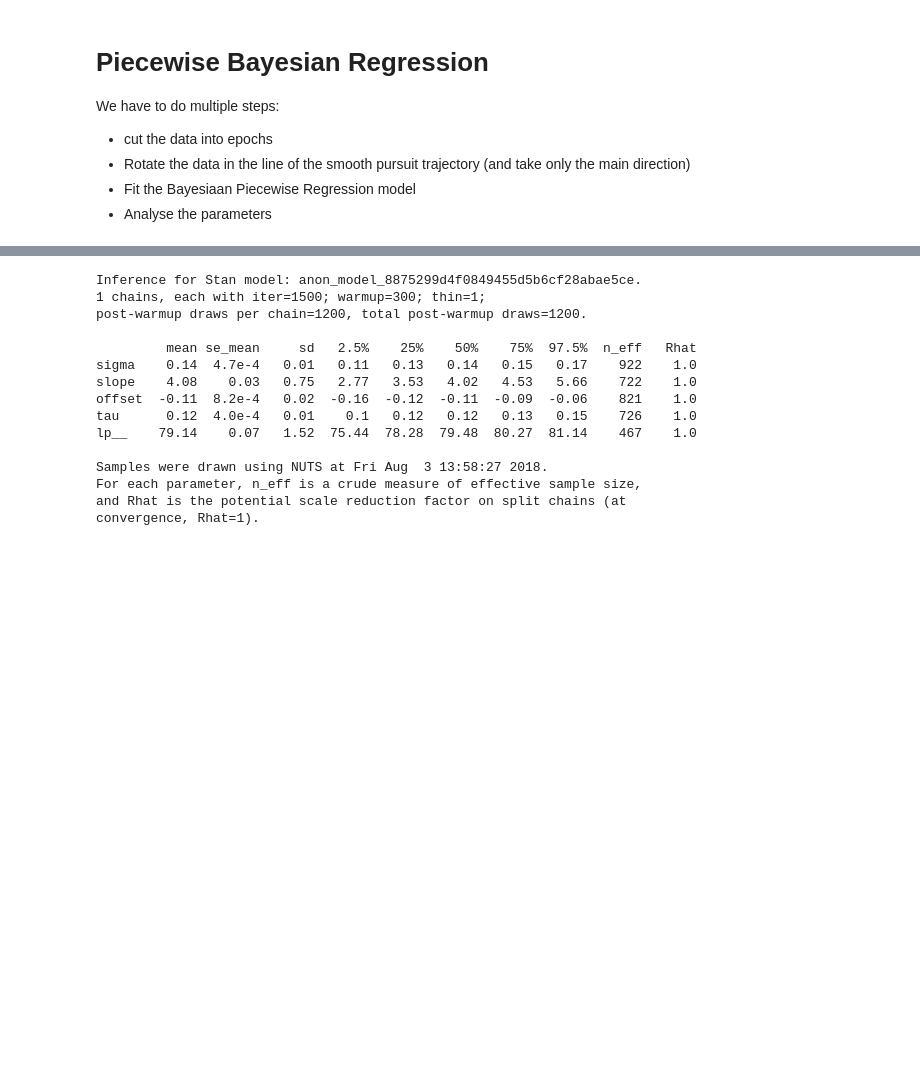
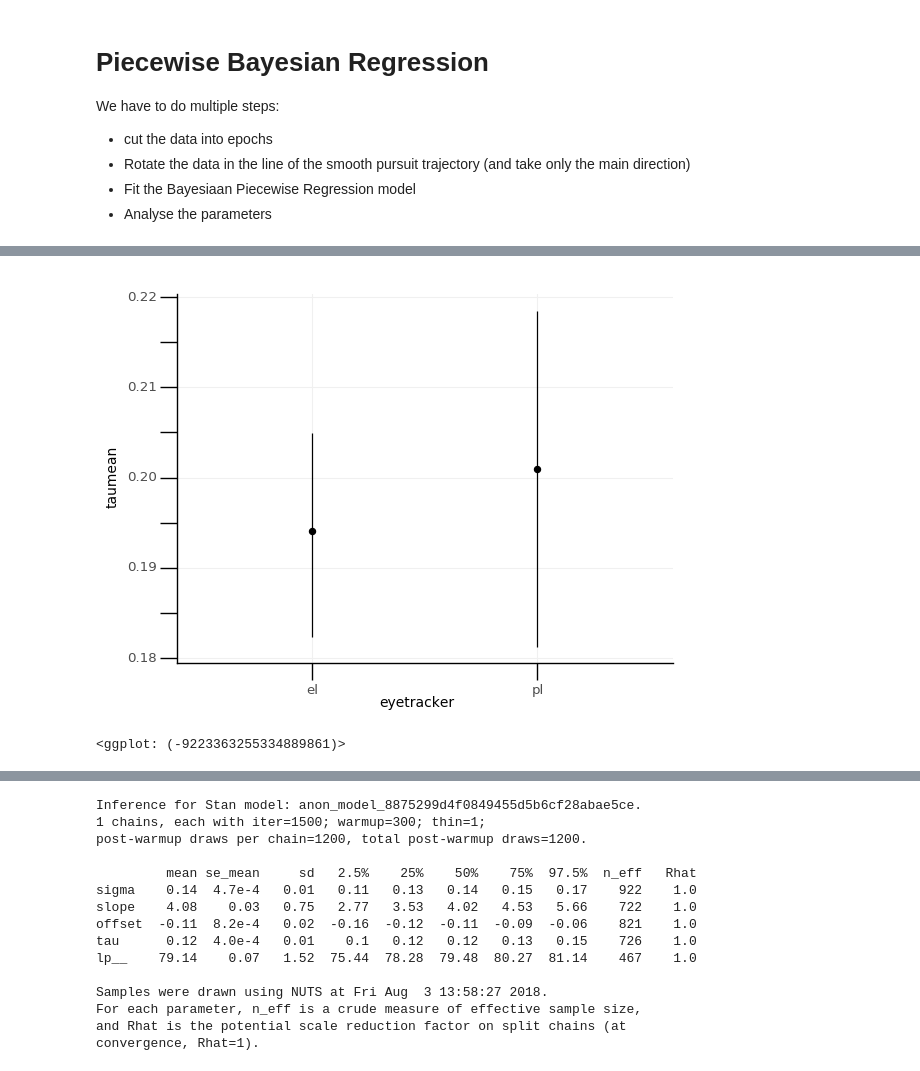
Before and after one commit to behinger/etcomp, a Jupyter notebook: code/SMOOTH.ipynb, the cells around one changed output, grey strips where cells are left out. Drawn from its saved outputs; the diff is of its cells as text; code cells hidden in the pictures; blank space fills up the shorter version.

```diff
--- a/code/SMOOTH.ipynb
+++ b/code/SMOOTH.ipynb
@@ -158,2 +315,8 @@ ggplot(smoothresult,aes(x="eyetracker",y="taumean"))+stat_summary()+facet_wrap("
+# %%
+smoothgroup = smoothresult.groupby(['eyetracker','subject'],as_index=False).apply(np.mean).reset_index()
+ggplot(smoothgroup,aes(x="eyetracker",y="taumean"))+stat_summary()
+# %% [output]
+[figure, added]
+<ggplot: (-9223363255334889861)>
 # %%
 smoothresult = SMOOTH.load_smooth()
```
Also changed, not shown: parts of 18 cells of this notebook, 1 other file.
